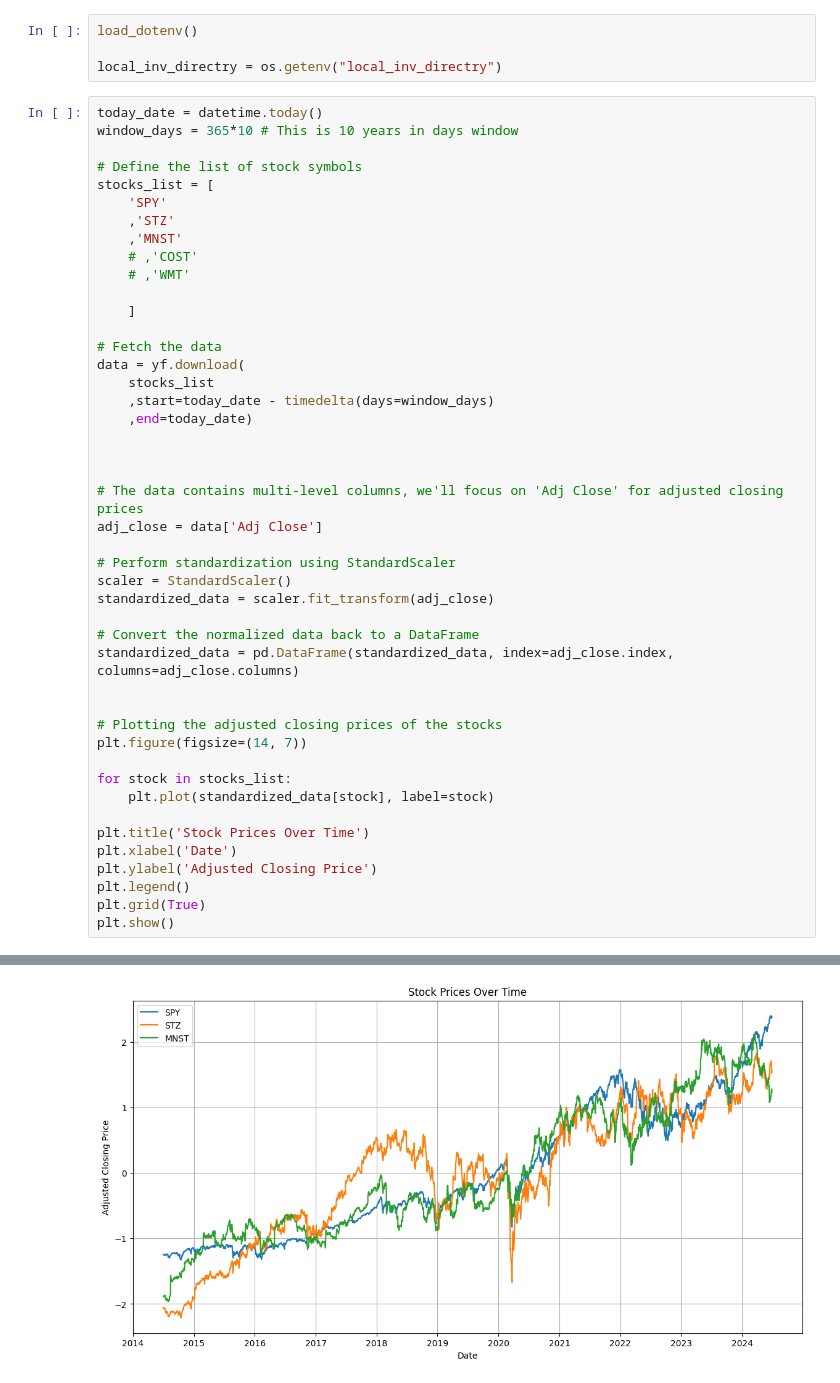
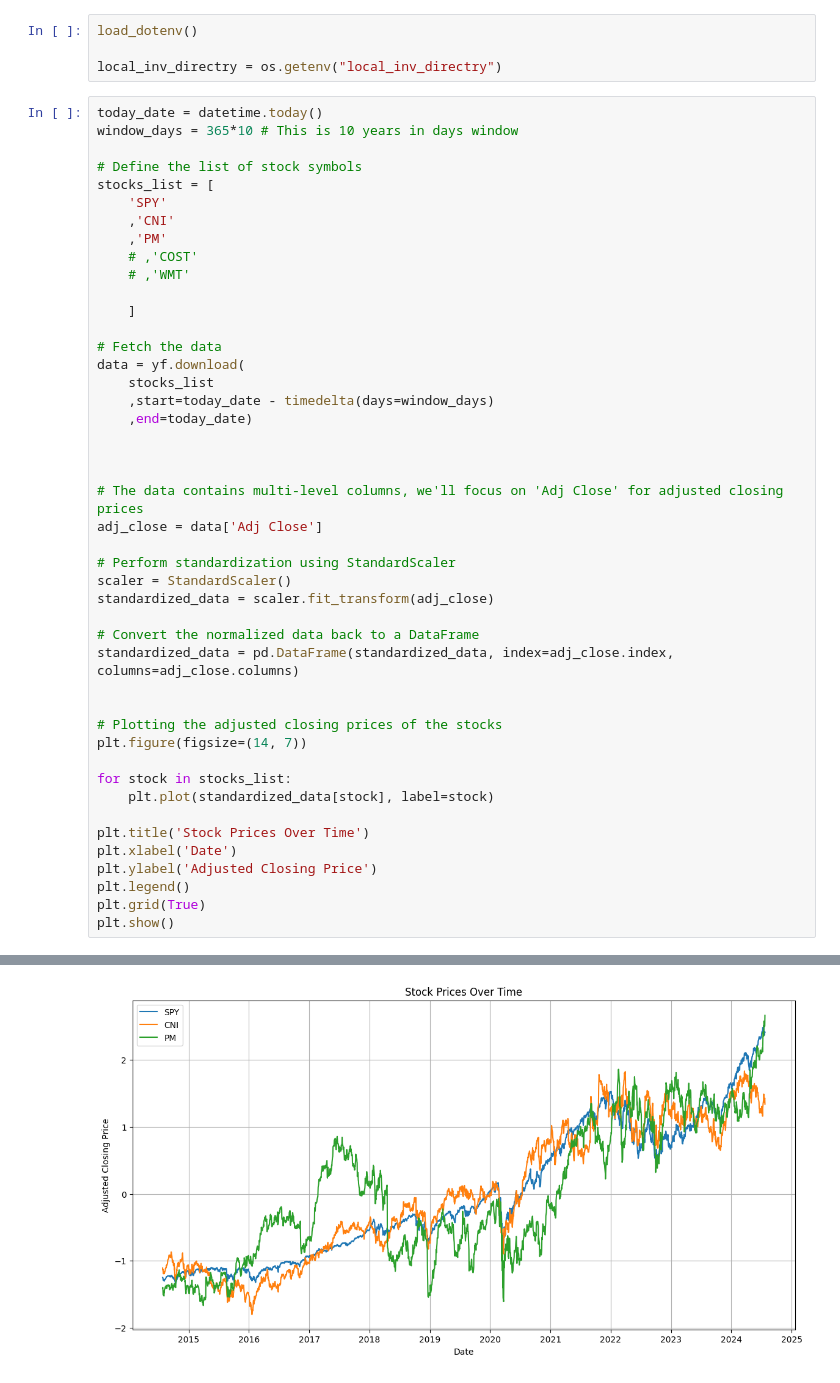
Before and after one commit to tangj310/Inv_equity, a Jupyter notebook: STOCK_COMPARISON.ipynb, the cells around one changed output, grey strips where cells are left out. Saved outputs shown, nothing was run; the diff lists cells and outputs as text.

```diff
--- a/STOCK_COMPARISON.ipynb
+++ b/STOCK_COMPARISON.ipynb
@@ -30,8 +30,8 @@ window_days = 365*10 # This is 10 years in days window
 # Define the list of stock symbols
 stocks_list = [
     'SPY'
-    ,'STZ'
-    ,'MNST'
+    ,'CNI'
+    ,'PM'
     # ,'COST'
     # ,'WMT'
 
@@ -43,31 +43,31 @@ data = yf.download(
     ,start=today_date - timedelta(days=window_days)
     ,end=today_date)
 
 
 
 # The data contains multi-level columns, we'll focus on 'Adj Close' for adjusted closing prices
 adj_close = data['Adj Close']
 
 # Perform standardization using StandardScaler
 scaler = StandardScaler()
 standardized_data = scaler.fit_transform(adj_close)
 
 # Convert the normalized data back to a DataFrame
 standardized_data = pd.DataFrame(standardized_data, index=adj_close.index, columns=adj_close.columns)
 
 
 # Plotting the adjusted closing prices of the stocks
 plt.figure(figsize=(14, 7))
 
 for stock in stocks_list:
     plt.plot(standardized_data[stock], label=stock)
 
 plt.title('Stock Prices Over Time')
 plt.xlabel('Date')
 plt.ylabel('Adjusted Closing Price')
 plt.legend()
 plt.grid(True)
 plt.show()
 # %% [output]
 [*********************100%%**********************]  3 of 3 completed
-[figure, old version]
+[figure, new version]
```
Also changed, not shown: parts of 10 cells of this notebook, 1 other file.
